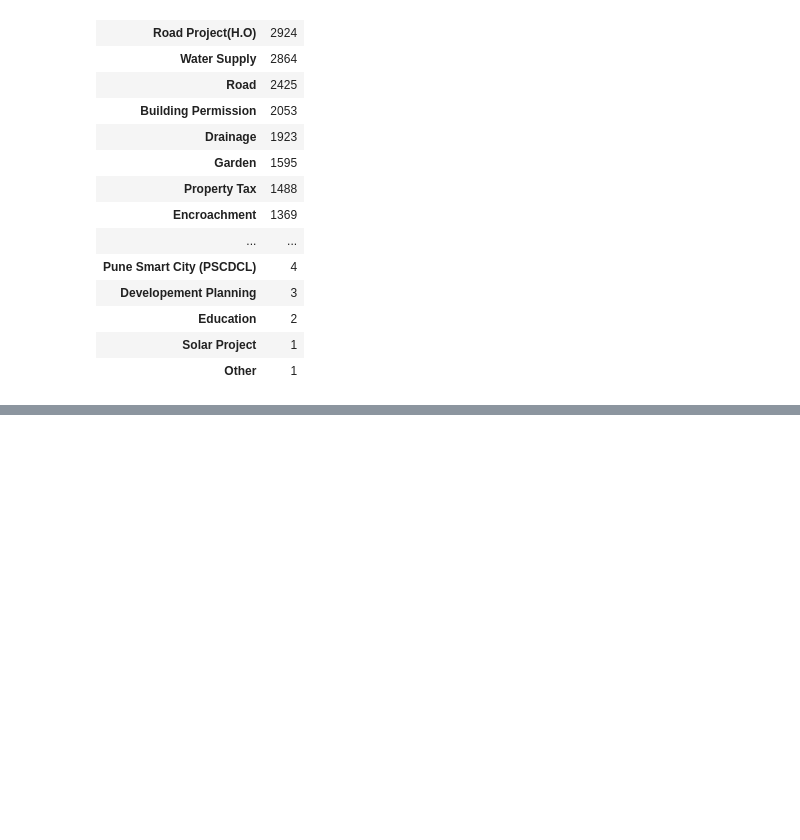
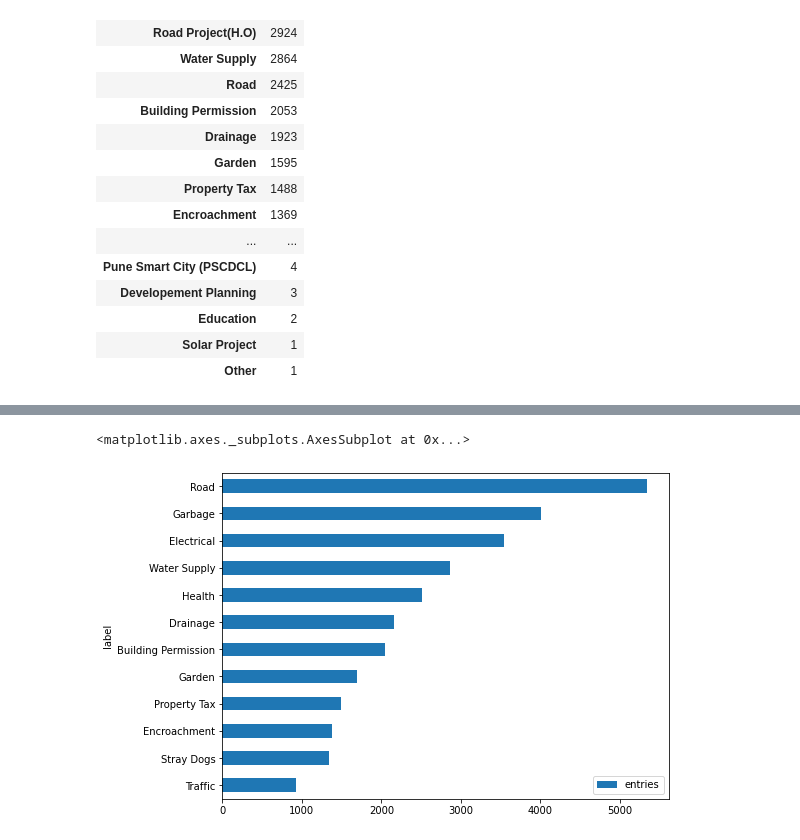
Before and after one commit to TheBrainGamingSingh/capstone-backend, a Jupyter notebook: model/raw_data_analysis.ipynb, the cells around one changed output, grey strips where cells are left out. Drawn from its saved outputs; the diff is of its cells as text; code cells hidden in the pictures; blank space fills up the shorter version.

```diff
--- a/model/raw_data_analysis.ipynb
+++ b/model/raw_data_analysis.ipynb
@@ -122,0 +158,9 @@ grouped_df.sort_values('text',ascending=False)
+# %%
+grouped_df = df.groupby(df.index).count()
+grouped_df.columns = ['entries']
+grouped_df = grouped_df.sort_values('entries',ascending=True)
+
+grouped_df.plot(kind='barh',figsize=(8,6))
+# %% [output]
+<matplotlib.axes._subplots.AxesSubplot at 0x...>
+[figure, added]
```
Also changed, not shown: parts of 5 cells of this notebook, 6 other files.
